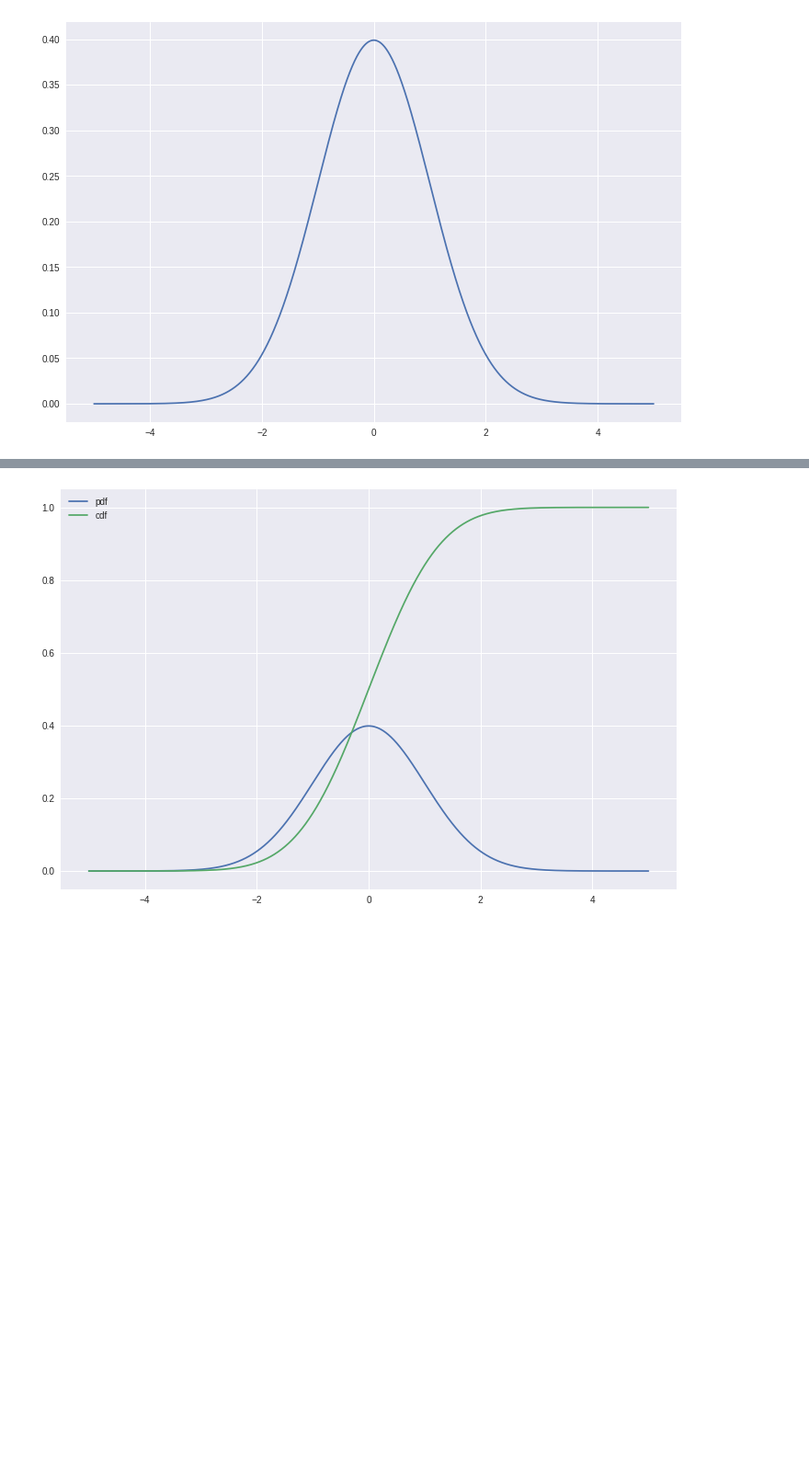
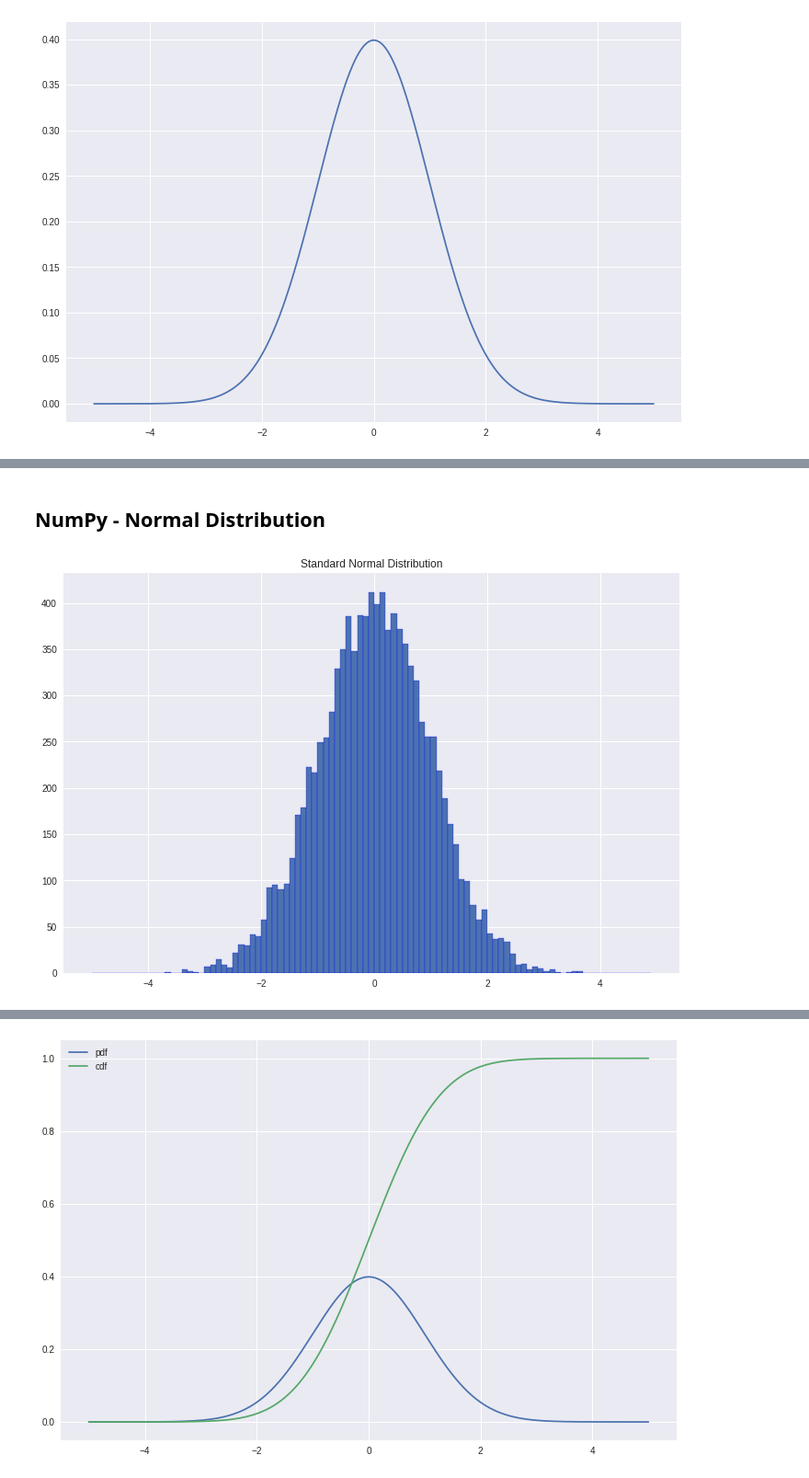
Before and after one commit to ruslanraupoff/mai-416854, a Jupyter notebook: spa.ipynb, the cells around one changed output, grey strips where cells are left out. Shown: that part at 92% size. Saved outputs shown, nothing was run; the diff lists cells and outputs as text; code cells hidden in the pictures; blank space fills up the shorter version.

```diff
--- a/spa.ipynb
+++ b/spa.ipynb
@@ -29,0 +38,18 @@ plt.show()
+# %% [markdown]
+## NumPy - Normal Distribution
+# %%
+#fixing the seed for reproducibility
+#of the result
+np.random.seed(10)
+
+size = 10000
+#drawing 10000 sample from
+#standard normal distribution
+sample = np.random.normal(0, 1, size)
+bin = np.arange(-5,5,0.1)
+
+plt.hist(sample, bins=bin, edgecolor='blue')
+plt.title("Standard Normal Distribution")
+plt.show()
+# %% [output]
+[figure, added]
```
Also changed, not shown: parts of 31 cells of this notebook.
